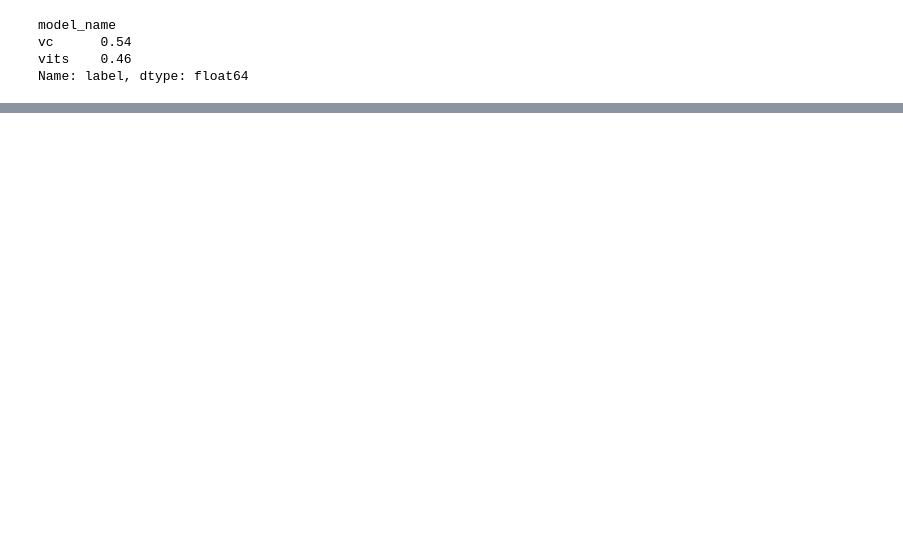
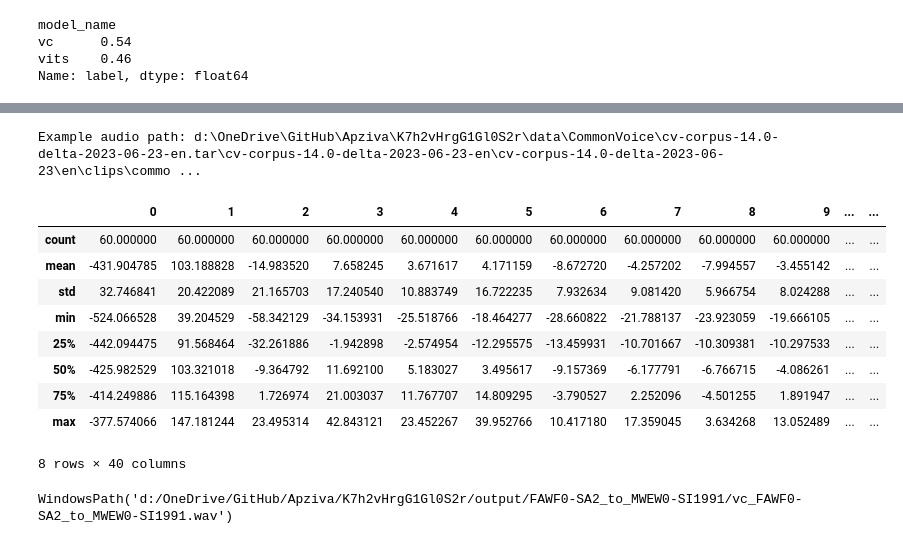
Before and after one commit to henryhyunwookim/Voice-Cloning-and-Fake-Audio-Detection, a Jupyter notebook: VoiceCloningAndFakeAudioDetection.ipynb, the cells around one changed output, grey strips where cells are left out. Saved outputs shown, nothing was run; the diff lists cells and outputs as text; code cells hidden in the pictures; blank space fills up the shorter version.

```diff
--- a/VoiceCloningAndFakeAudioDetection.ipynb
+++ b/VoiceCloningAndFakeAudioDetection.ipynb
@@ -103,7 +109,7 @@ timit_dir = root_dir / 'data' / 'TIMIT' / 'archive'
 common_voice_dir = root_dir / 'data' / 'CommonVoice' / \
     'cv-corpus-14.0-delta-2023-06-23-en.tar' / \
     'cv-corpus-14.0-delta-2023-06-23-en' / \
-    'cv-corpus-14.0-delta-2023-06-23' / 'en' / 'clips'
+    'cv-corpus-14.0-delta-2023-06-23' / 'en'
 
 main_output_dir= root_dir / 'output'
 if not os.path.exists(main_output_dir):
@@ -757,0 +754,9 @@ Name: label, dtype: int64
+# %%
+validated_tsv_path = common_voice_dir / 'validated.tsv'
+fad_audio_folder = common_voice_dir / 'clips'
+
+validated_tsv = pd.read_csv(validated_tsv_path,sep='\t')
+common_voice_tsv = validated_tsv[
+    validated_tsv['down_votes']==0
+    ].sort_values('up_votes', ascending=False).iloc[:60].reset_index(drop=True)
+common_voice_tsv.head()
@@ -757,0 +770,31 @@ Name: label, dtype: int64
+# %%
+common_voice_paths = common_voice_tsv['path']
+common_voice_audio_dir = common_voice_dir / 'clips'
+print(f'Example audio path: {common_voice_audio_dir / common_voice_paths[0]}')
+# %% [output]
+Example audio path: d:\OneDrive\GitHub\Apziva\K7h2vHrgG1Gl0S2r\data\CommonVoice\cv-corpus-14.0-delta-2023-06-23-en.tar\cv-corpus-14.0-delta-2023-06-23-en\cv-corpus-14.0-delta-2023-06-23\en\clips\commo ...
+# %%
+common_voice_X, common_voice_y, _ = process_audio(common_voice_paths, common_voice_audio_dir, n_mfcc=n_mfcc, y_label=1)
+common_voice_X.describe()
+# %% [output]
+|  | 0 | 1 | 2 | 3 | 4 | 5 | 6 | 7 | 8 | 9 | ... | ... |
+| count | 60.000000 | 60.000000 | 60.000000 | 60.000000 | 60.000000 | 60.000000 | 60.000000 | 60.000000 | 60.000000 | 60.000000 | ... | ... |
+| mean | -431.904785 | 103.188828 | -14.983520 | 7.658245 | 3.671617 | 4.171159 | -8.672720 | -4.257202 | -7.994557 | -3.455142 | ... | ... |
+| std | 32.746841 | 20.422089 | 21.165703 | 17.240540 | 10.883749 | 16.722235 | 7.932634 | 9.081420 | 5.966754 | 8.024288 | ... | ... |
+| min | -524.066528 | 39.204529 | -58.342129 | -34.153931 | -25.518766 | -18.464277 | -28.660822 | -21.788137 | -23.923059 | -19.666105 | ... | ... |
+| 25% | -442.094475 | 91.568464 | -32.261886 | -1.942898 | -2.574954 | -12.295575 | -13.459931 | -10.701667 | -10.309381 | -10.297533 | ... | ... |
+| 50% | -425.982529 | 103.321018 | -9.364792 | 11.692100 | 5.183027 | 3.495617 | -9.157369 | -6.177791 | -6.766715 | -4.086261 | ... | ... |
+| 75% | -414.249886 | 115.164398 | 1.726974 | 21.003037 | 11.767707 | 14.809295 | -3.790527 | 2.252096 | -4.501255 | 1.891947 | ... | ... |
+| max | -377.574066 | 147.181244 | 23.495314 | 42.843121 | 23.452267 | 39.952766 | 10.417180 | 17.359045 | 3.634268 | 13.052489 | ... | ... |
+8 rows × 40 columns
+# %%
+cloned_audio_paths = []
+for folder in os.listdir(main_output_dir):
+    if '_to_' in folder:
+        for file in os.listdir(main_output_dir / folder):
+            if '_to_' in file:
+                file_path = main_output_dir / folder / file
+                cloned_audio_paths.append(file_path)
+cloned_audio_paths[0]
+# %% [output]
+WindowsPath('d:/OneDrive/GitHub/Apziva/K7h2vHrgG1Gl0S2r/output/FAWF0-SA2_to_MWEW0-SI1991/vc_FAWF0-SA2_to_MWEW0-SI1991.wav')
```
Also changed, not shown: parts of 31 cells of this notebook, 2 other files.
